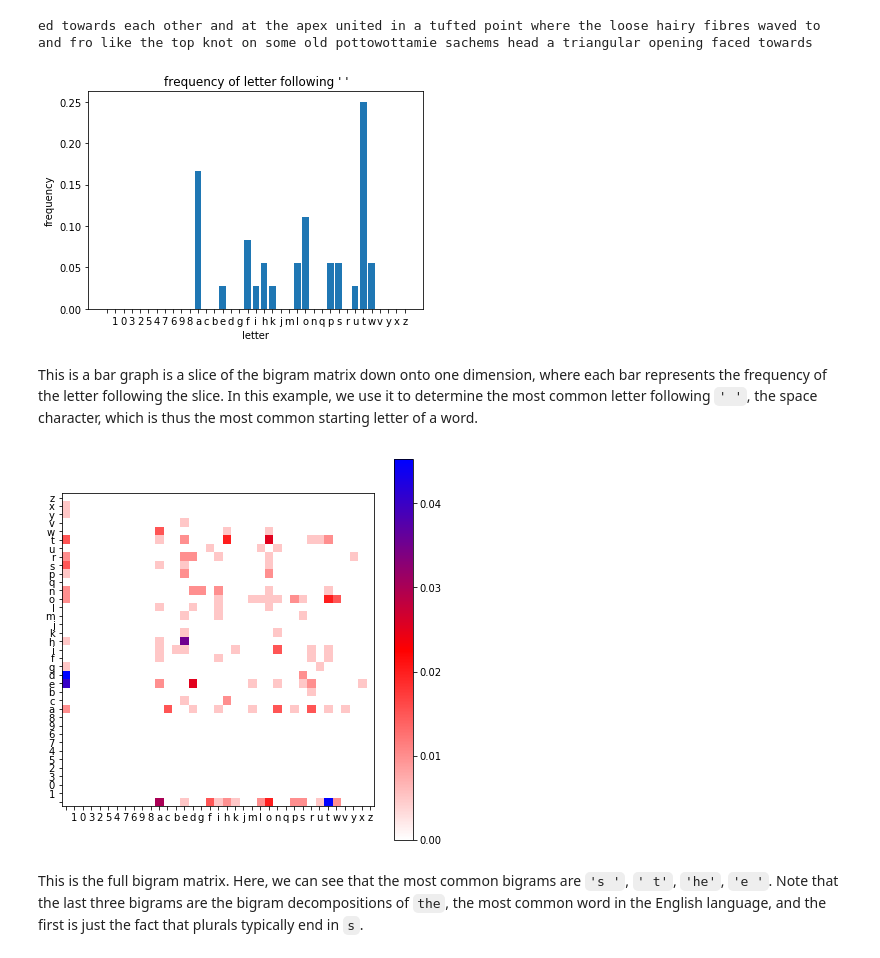
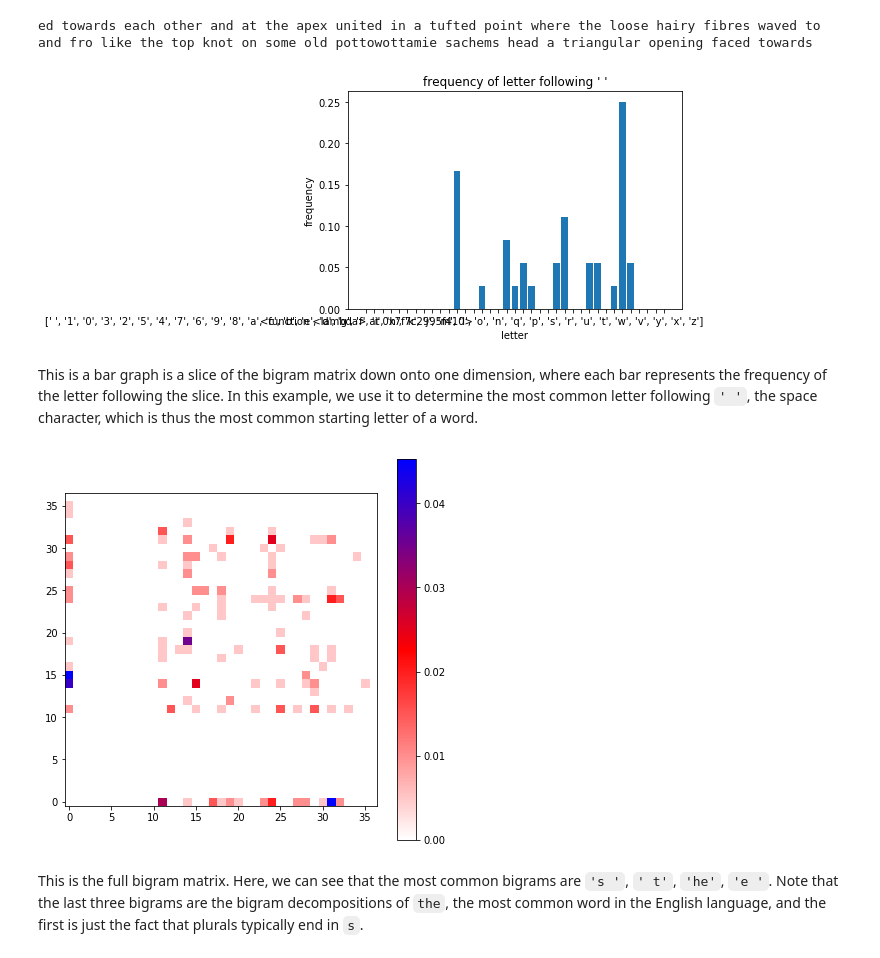
Before and after one commit to bkitano/voynich, a Jupyter notebook: Voynich Language Analysis.ipynb, the cells around one changed output. Cells and saved outputs as stored; diff of their text form; code cells hidden in the pictures.

Commit message:
streak charts, more robust functions

```diff
--- a/Voynich Language Analysis.ipynb
+++ b/Voynich Language Analysis.ipynb
@@ -134,12 +134,18 @@ def word_subsample(T, n):
     return T[index:(index + n)]
 
 def substring(T, n):
-    # D a word list, n a integer
-    S = ' '.join(T) # make a string of words
-    if n > len(S):
-        n = len(S)
-    index = random.randint(0, len(S) - n)
-    return S[index:(index + n)]
+    if type(T) == type([1,2]):
+        # D a word list, n a integer
+        S = ' '.join(T) # make a string of words
+        if n > len(S):
+            n = len(S)
+        index = random.randint(0, len(S) - n)
+        return S[index:(index + n)]
+    else: # it's a string
+        if n > len(T):
+            n = len(T)
+        index = random.randint(0, len(T) - n)
+        return T[index:(index + n)]
 
 def bigram(S, H):
     # returns the letter bigram of substring S given the alphabet
@@ -195,15 +201,16 @@ Let's build a graphic to see visually what this means.
 import matplotlib as mlp
 import matplotlib.pyplot as plt
 
-def bigram_graph(A, B):
+def bigram_graph(A, B, labels=True):
     # A: alphabet (list), B: bigram
     fig, ax = plt.subplots(figsize=(7,7))
 
     cmap2 = mlp.colors.LinearSegmentedColormap.from_list('my_colormap',
                                                ['white','red','blue'],
                                                256)
-    plt.xticks(range(len(A)), A)
-    plt.yticks(range(len(A)), A)
+    if labels:
+        plt.xticks(range(len(A)), [lambda a: a.decode(encoding), A])
+        plt.yticks(range(len(A)), [lambda a: a.decode(encoding), A])
 
 
     img2 = plt.imshow(B,interpolation='nearest',
@@ -228,7 +235,7 @@ def bigram_letter_analysis_graph(B, H, A, l):
 
     x = range(len(t))
     plt.bar(x, t)
-    plt.xticks(x, A)
+    plt.xticks(x, [lambda a: a.decode(encoding), A])
     plt.ylabel("frequency")
     plt.xlabel("letter")
     plt.title("frequency of letter following '{0}'".format(l))
@@ -241,13 +248,13 @@ ed towards each other and at the apex united in a tufted point where the loose h
 # %%
 bigram_letter_analysis_graph(B_moby, H_moby, A_moby, ' ')
 # %% [output]
-[figure, old version]
+[figure, new version]
 # %% [markdown]
 This is a bar graph is a slice of the bigram matrix down onto one dimension, where each bar represents the frequency of the letter following the slice. In this example, we use it to determine the most common letter following `' '`, the space character, which is thus the most common starting letter of a word.
 # %%
-bigram_graph(A_moby, B_moby)
+bigram_graph(A_moby, B_moby, labels=False)
 # %% [output]
-[figure, old version]
+[figure, new version]
 # %% [markdown]
 This is the full bigram matrix. Here, we can see that the most common bigrams are `'s '`, `' t'`, `'he'`, `'e '`. Note that the last three bigrams are the bigram decompositions of `the`, the most common word in the English language, and the first is just the fact that plurals typically end in `s`.
 # %%
```
Also changed, not shown: parts of 8 cells of this notebook.
